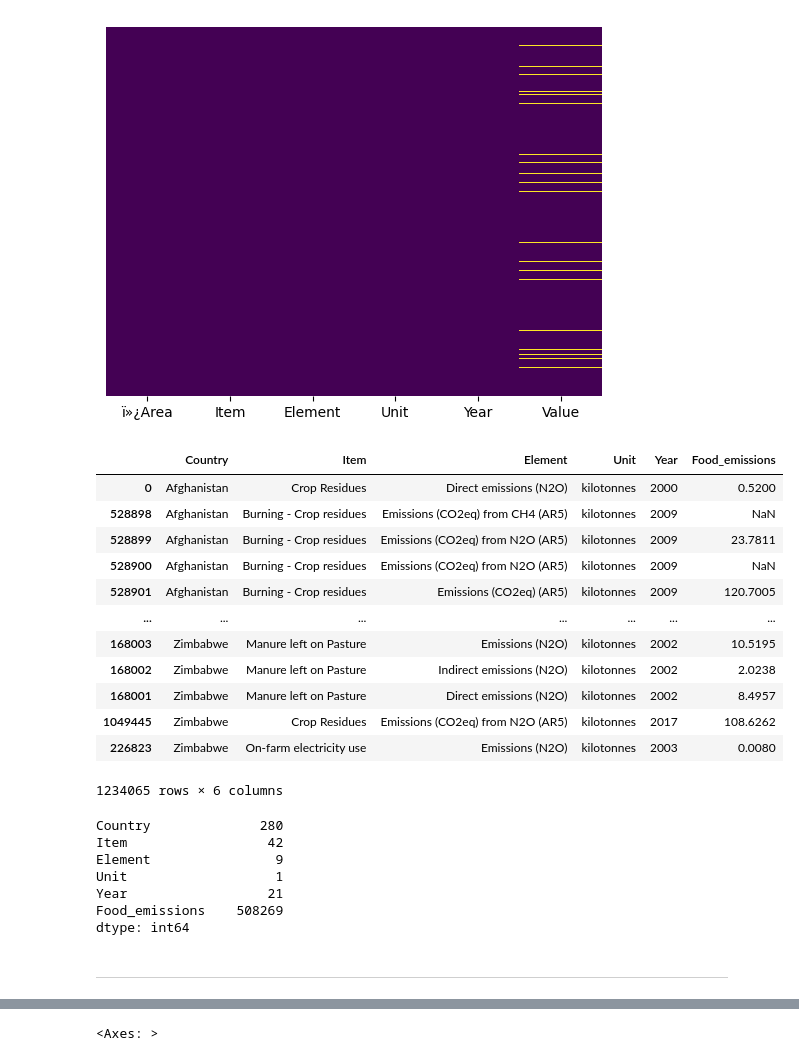
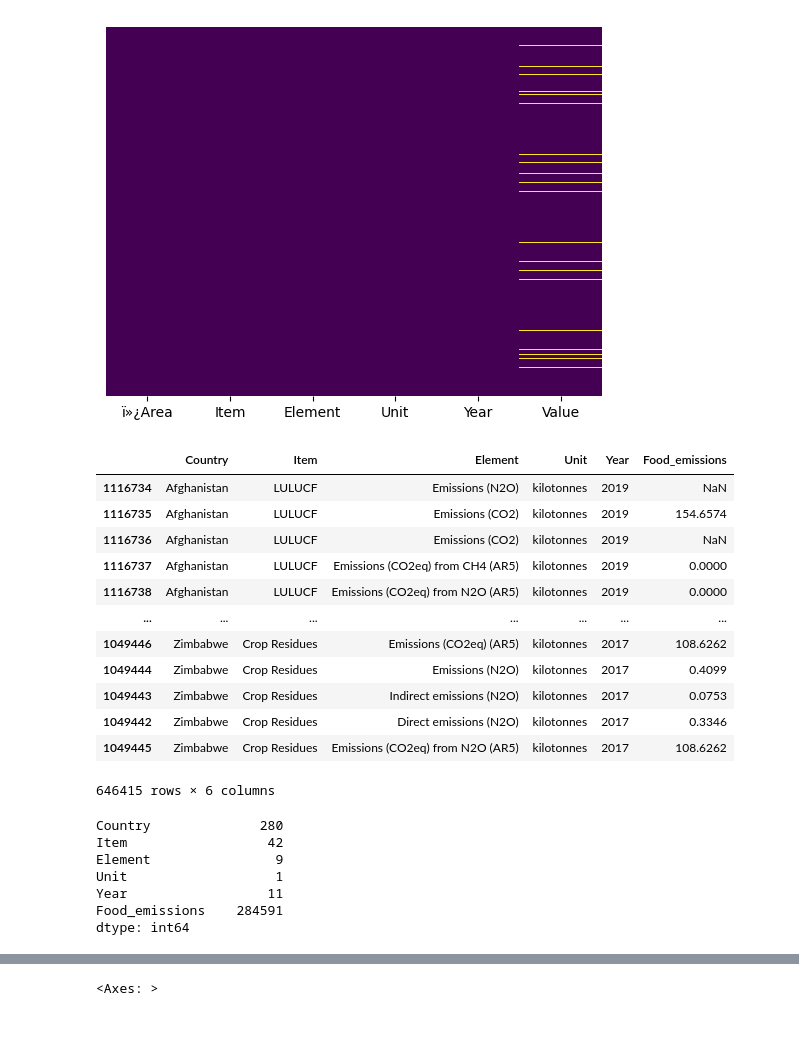
Before and after one commit to CatarinaCosta02/AIS, a Jupyter notebook: ais.ipynb, the cells around one changed output, grey strips where cells are left out. Cells and saved outputs as stored; diff of their text form; code cells hidden in the pictures; blank space fills up the shorter version.

```diff
--- a/ais.ipynb
+++ b/ais.ipynb
@@ -276,23 +138,24 @@ sns.heatmap(df_foodEmissions.isnull(),yticklabels=False,cbar=False,cmap='viridis
 # %%
 # make a rename
 df_foodEmissions = df_foodEmissions.rename(columns={"ï»¿Area": "Country", "Value": "Food_emissions"})
 df_foodEmissions = df_foodEmissions.sort_values(by="Country")
 df_foodEmissions['Year'] = df_foodEmissions['Year'].astype('int64')
+df_foodEmissions = df_foodEmissions[df_foodEmissions['Year'] >= 2010]
 df_foodEmissions
 # %% [output]
 |  | Country | Item | Element | Unit | Year | Food_emissions |
-| 0 | Afghanistan | Crop Residues | Direct emissions (N2O) | kilotonnes | 2000 | 0.5200 |
-| 528898 | Afghanistan | Burning - Crop residues | Emissions (CO2eq) from CH4 (AR5) | kilotonnes | 2009 | NaN |
-| 528899 | Afghanistan | Burning - Crop residues | Emissions (CO2eq) from N2O (AR5) | kilotonnes | 2009 | 23.7811 |
-| 528900 | Afghanistan | Burning - Crop residues | Emissions (CO2eq) from N2O (AR5) | kilotonnes | 2009 | NaN |
-| 528901 | Afghanistan | Burning - Crop residues | Emissions (CO2eq) (AR5) | kilotonnes | 2009 | 120.7005 |
+| 1116734 | Afghanistan | LULUCF | Emissions (N2O) | kilotonnes | 2019 | NaN |
+| 1116735 | Afghanistan | LULUCF | Emissions (CO2) | kilotonnes | 2019 | 154.6574 |
+| 1116736 | Afghanistan | LULUCF | Emissions (CO2) | kilotonnes | 2019 | NaN |
+| 1116737 | Afghanistan | LULUCF | Emissions (CO2eq) from CH4 (AR5) | kilotonnes | 2019 | 0.0000 |
+| 1116738 | Afghanistan | LULUCF | Emissions (CO2eq) from N2O (AR5) | kilotonnes | 2019 | 0.0000 |
 | ... | ... | ... | ... | ... | ... | ... |
-| 168003 | Zimbabwe | Manure left on Pasture | Emissions (N2O) | kilotonnes | 2002 | 10.5195 |
-| 168002 | Zimbabwe | Manure left on Pasture | Indirect emissions (N2O) | kilotonnes | 2002 | 2.0238 |
-| 168001 | Zimbabwe | Manure left on Pasture | Direct emissions (N2O) | kilotonnes | 2002 | 8.4957 |
+| 1049446 | Zimbabwe | Crop Residues | Emissions (CO2eq) (AR5) | kilotonnes | 2017 | 108.6262 |
+| 1049444 | Zimbabwe | Crop Residues | Emissions (N2O) | kilotonnes | 2017 | 0.4099 |
+| 1049443 | Zimbabwe | Crop Residues | Indirect emissions (N2O) | kilotonnes | 2017 | 0.0753 |
+| 1049442 | Zimbabwe | Crop Residues | Direct emissions (N2O) | kilotonnes | 2017 | 0.3346 |
 | 1049445 | Zimbabwe | Crop Residues | Emissions (CO2eq) from N2O (AR5) | kilotonnes | 2017 | 108.6262 |
-| 226823 | Zimbabwe | On-farm electricity use | Emissions (N2O) | kilotonnes | 2003 | 0.0080 |
-1234065 rows × 6 columns
+646415 rows × 6 columns
 # %%
 df_foodEmissions.nunique()
 # %% [output]
@@ -300,8 +163,6 @@ Country              280
 Item                  42
 Element                9
 Unit                   1
-Year                  21
-Food_emissions    508269
+Year                  11
+Food_emissions    284591
 dtype: int64
-# %% [markdown]
----------------------
```
Also changed, not shown: parts of 60 cells of this notebook, 5 other files.
